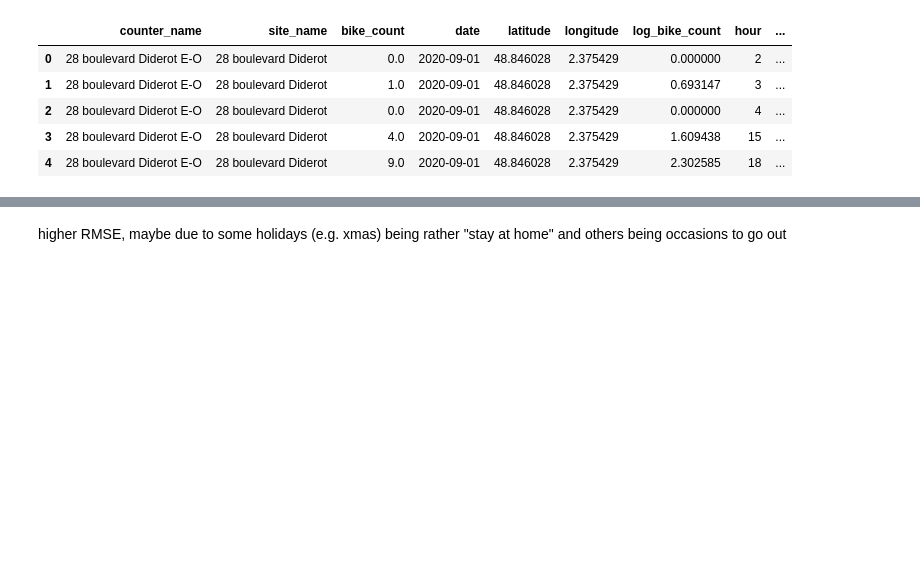
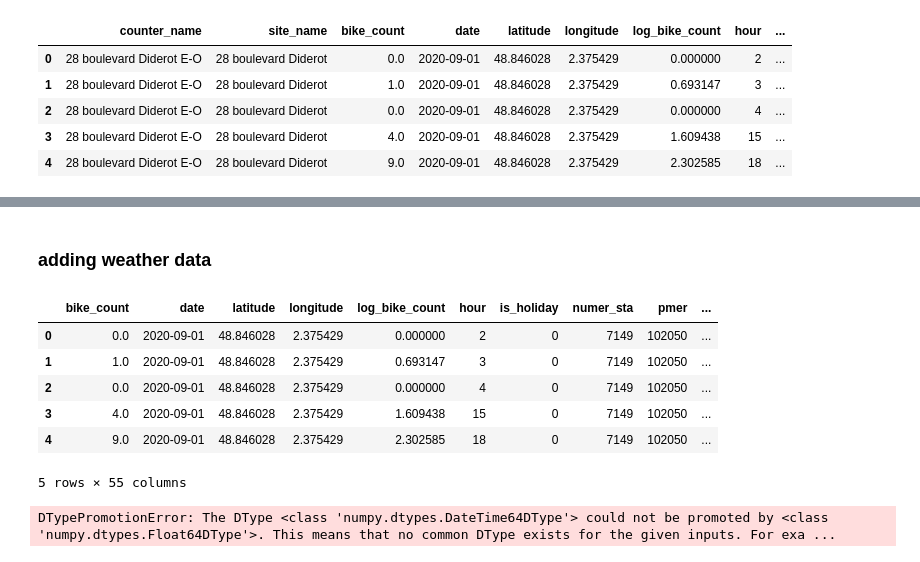
Before and after one commit to ebarattini/project_bike, a Jupyter notebook: holiday_data.ipynb, the cells around one changed output, grey strips where cells are left out. Saved outputs shown, nothing was run; the diff lists cells and outputs as text; code cells hidden in the pictures; blank space fills up the shorter version.

```diff
--- a/holiday_data.ipynb
+++ b/holiday_data.ipynb
@@ -126,0 +173,13 @@ merged_train_data.head()
+# %%
+def _encode_dates(X):
+    X = X.copy()  # modify a copy of X
+    X['date'] = pd.to_datetime(X['date'])
+    X.loc[:, "year"] = X["date"].dt.year
+    X.loc[:, "month"] = X["date"].dt.month
+    X.loc[:, "day"] = X["date"].dt.day
+    X.loc[:, "weekday"] = X["date"].dt.weekday
+    return X.drop(columns=["date"])
+
+merged_train_data = _encode_dates(merged_train_data)
+merged_test_data = _encode_dates(merged_test_data)
+merged_train_data.head()
@@ -213,2 +221,61 @@ Average RMSE: 1.6746374102706898
-# %% [markdown]
-higher RMSE, maybe due to some holidays (e.g. xmas) being rather "stay at home" and others being occasions to go out
+# %% [markdown]
+### adding weather data
+# %%
+external_data_df = pd.read_csv('external_data.csv')
+# %%
+# Drop columns with 0 non-null values from external_data_df
+cols_to_drop = [col for col in external_data_df.columns if external_data_df[col].notnull().sum() == 0]
+external_data_df.drop(cols_to_drop, axis=1, inplace=True)
+
+# Convert 'date' columns to datetime
+external_data_df['date'] = pd.to_datetime(external_data_df['date'])
+# %%
+# Merge the data on the 'date' column
+merged_df = pd.merge(merged_train_data, external_data_df, on='date', how='inner')
+
+# Calculate the median for each column and replace NaN values
+medians = merged_df.median(numeric_only=True)
+merged_df.fillna(medians, inplace=True)
+
+
+# Drop the original categorical columns
+merged_df.drop(['counter_name', 'site_name'], axis=1, inplace=True)
+
+# Split the data into features and target
+y = merged_df['log_bike_count']
+X = merged_df.drop('log_bike_count', axis=1)
+# %%
+merged_df.head()
+# %% [output]
+|  | bike_count | date | latitude | longitude | log_bike_count | hour | is_holiday | numer_sta | pmer | ... |
+| 0 | 0.0 | 2020-09-01 | 48.846028 | 2.375429 | 0.000000 | 2 | 0 | 7149 | 102050 | ... |
+| 1 | 1.0 | 2020-09-01 | 48.846028 | 2.375429 | 0.693147 | 3 | 0 | 7149 | 102050 | ... |
+| 2 | 0.0 | 2020-09-01 | 48.846028 | 2.375429 | 0.000000 | 4 | 0 | 7149 | 102050 | ... |
+| 3 | 4.0 | 2020-09-01 | 48.846028 | 2.375429 | 1.609438 | 15 | 0 | 7149 | 102050 | ... |
+| 4 | 9.0 | 2020-09-01 | 48.846028 | 2.375429 | 2.302585 | 18 | 0 | 7149 | 102050 | ... |
+5 rows × 55 columns
+# %%
+from sklearn.model_selection import train_test_split
+from sklearn.linear_model import LinearRegression
+from sklearn.metrics import mean_squared_error
+import numpy as np
+
+# Split the data into training and testing sets
+X_train, X_test, y_train, y_test = train_test_split(X, y, test_size=0.2, random_state=42)
+
+# Create a linear regression model
+model = LinearRegression()
+
+# Fit the model to the training data
+model.fit(X_train, y_train)
+
+# Make predictions on the test data
+y_pred = model.predict(X_test)
+
+# Calculate RMSE (Root Mean Squared Error)
+rmse = np.sqrt(mean_squared_error(y_test, y_pred))
+
+# Print the RMSE
+print(f"Root Mean Squared Error (RMSE): {rmse}")
+# %% [output]
+DTypePromotionError: The DType <class 'numpy.dtypes.DateTime64DType'> could not be promoted by <class 'numpy.dtypes.Float64DType'>. This means that no common DType exists for the given inputs. For exa ...
```
Also changed, not shown: parts of 18 cells of this notebook.
